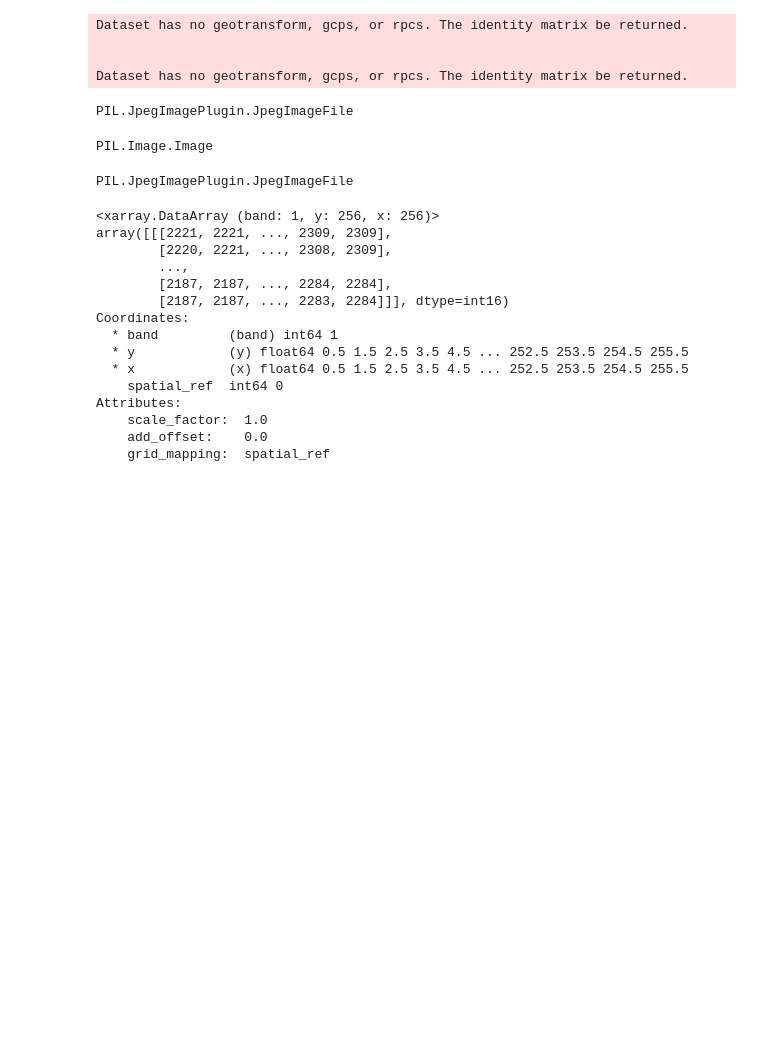
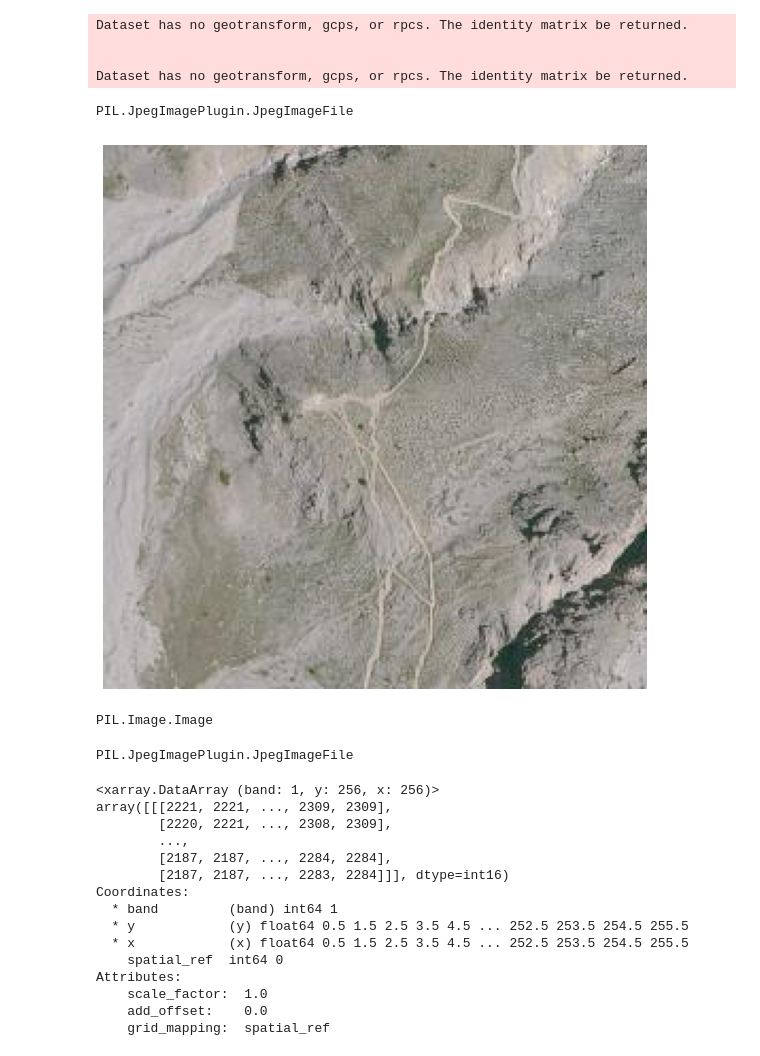
Before and after one commit to salelkafrawy/remote_sensing, a Jupyter notebook: notebooks/geotiff_exploration.ipynb, the cells around one changed output. Drawn from its saved outputs; the diff is of its cells as text; code cells hidden in the pictures; blank space fills up the shorter version.

```diff
--- a/notebooks/geotiff_exploration.ipynb
+++ b/notebooks/geotiff_exploration.ipynb
@@ -23,6 +23,15 @@ rgb_jpg = Image.open(Path(ex_path) / "10000000_rgb.jpg")
 type(rgb_jpg)
 # %% [output]
 PIL.JpegImagePlugin.JpegImageFile
+# %%
+def visualize(image):
+    plt.figure(figsize=(10, 10))
+    plt.axis('off')
+    plt.imshow(image)
+# %%
+visualize(rgb_jpg)
+# %% [output]
+[figure, added]
 # %%
 img = np.asarray(rgb_jpg)
 pil_img = Image.fromarray(img)
```
Also changed, not shown: parts of 11 cells of this notebook, 14 other files.
